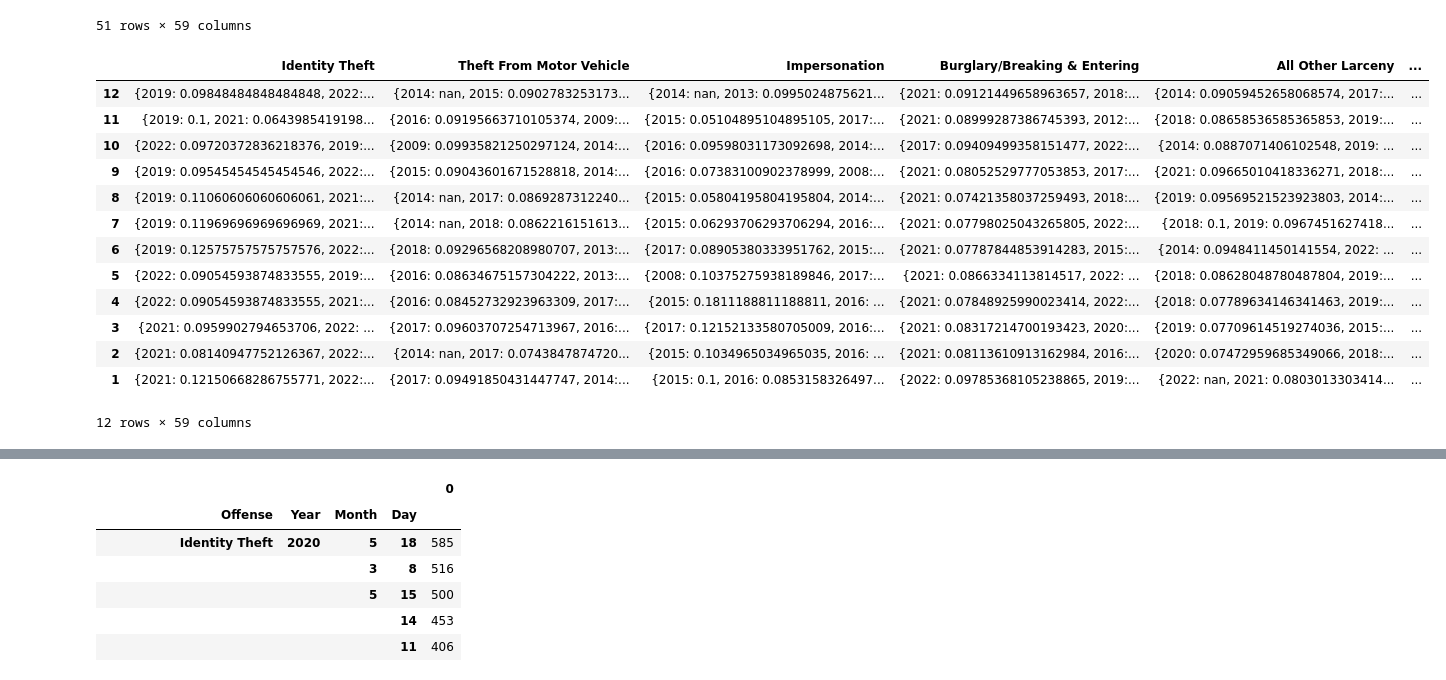
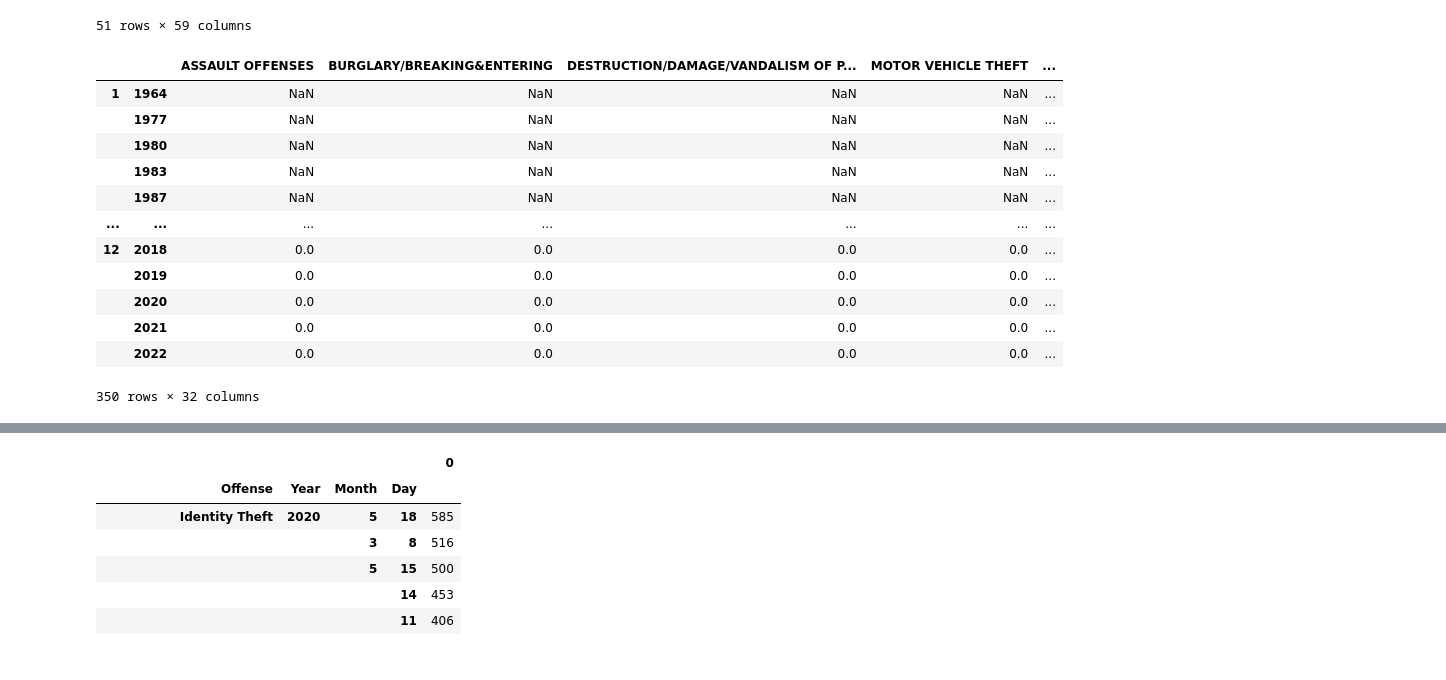
Before and after one commit to Aleph-Null-123/2023-Datathon-Project, a Jupyter notebook: notebooks/linearregression.ipynb, the cells around one changed output, grey strips where cells are left out. Cells and saved outputs as stored; diff of their text form; code cells hidden in the pictures.

```diff
--- a/notebooks/linearregression.ipynb
+++ b/notebooks/linearregression.ipynb
@@ -63,18 +63,3 @@ array([2020, 2019, 2018, 2017, 2016, 2014, 2012, 2006, 2011, 2015, 2010,
        1995, 2003, 2001, 1999, 1990, 1993, 1994, 1997, 1987, 1996, 1964,
        1992, 1980, 1908, 2021, 1979, 1915, 1929, 1974, 1984, 1989, 1953,
        1976, 1920, 1988, 2022, 1983, 2023, 1957])
-# %%
-def one_param(category):
-    l = df[[category, "Year"]]
-    c2i = l.value_counts().to_frame()
-    i2c = pd.DataFrame(l.value_counts().to_frame().index.to_list())
-    tt = {}
-    for i in i2c.iloc:
-        if i[0] not in tt.keys():
-            tt[i[0]] = {}
-        else:
-            if i[1] not in tt[i[0]]:
-                tt[i[0]][i[1]] = 0
-            tt[i[0]][i[1]] += int(c2i.loc[i[0]].loc[i[1]])
-
-    return pd.DataFrame(tt).sort_index(ascending = False)
@@ -99,38 +169,19 @@ one_param("Offense")
 | 1915 | NaN | NaN | 1.0 | NaN | NaN | ... |
 | 1908 | NaN | NaN | NaN | NaN | NaN | ... |
 51 rows × 59 columns
-# %%
-def two_param(category):
-    l = df[[category, "Month", "Year"]]
-    c2i = l.value_counts().to_frame()
-    i2c = pd.DataFrame(l.value_counts().to_frame().index.to_list())
-    tt = {}
-    op = one_param(category)
-    for i in i2c.iloc:
-        if i[0] not in tt.keys():
-            tt[i[0]] = {}
-        else:
-            if i[1] not in tt[i[0]]:
-                tt[i[0]][i[1]] = {}
-            else:
-                if i[2] not in tt[i[0]][i[1]]:
-                    tt[i[0]][i[1]][i[2]] = 0
-                tt[i[0]][i[1]][i[2]] += int(c2i.loc[i[0]].loc[i[1]].loc[i[2]]) / op[i[0]][i[2]]
-    return pd.DataFrame(tt).sort_index(ascending = False)
 # %%
-two_param("Offense")
+two_param("Offense Parent Group")
 # %% [output]
-|  | Identity Theft | Theft From Motor Vehicle | Impersonation | Burglary/Breaking & Entering | All Other Larceny | ... |
-| 12 | {2019: 0.09848484848484848, 2022:... | {2014: nan, 2015: 0.0902783253173... | {2014: nan, 2013: 0.0995024875621... | {2021: 0.09121449658963657, 2018:... | {2014: 0.09059452658068574, 2017:... | ... |
-| 11 | {2019: 0.1, 2021: 0.0643985419198... | {2016: 0.09195663710105374, 2009:... | {2015: 0.05104895104895105, 2017:... | {2021: 0.08999287386745393, 2012:... | {2018: 0.08658536585365853, 2019:... | ... |
-| 10 | {2022: 0.09720372836218376, 2019:... | {2009: 0.09935821250297124, 2014:... | {2016: 0.09598031173092698, 2014:... | {2017: 0.09409499358151477, 2022:... | {2014: 0.0887071406102548, 2019: ... | ... |
-| 9 | {2019: 0.09545454545454546, 2022:... | {2015: 0.09043601671528818, 2014:... | {2016: 0.07383100902378999, 2008:... | {2021: 0.08052529777053853, 2017:... | {2021: 0.09665010418336271, 2018:... | ... |
-| 8 | {2019: 0.11060606060606061, 2021:... | {2014: nan, 2017: 0.0869287312240... | {2015: 0.05804195804195804, 2014:... | {2021: 0.07421358037259493, 2018:... | {2019: 0.09569521523923803, 2014:... | ... |
-| 7 | {2019: 0.11969696969696969, 2021:... | {2014: nan, 2018: 0.0862216151613... | {2015: 0.06293706293706294, 2016:... | {2021: 0.07798025043265805, 2022:... | {2018: 0.1, 2019: 0.0967451627418... | ... |
-| 6 | {2019: 0.12575757575757576, 2022:... | {2018: 0.09296568208980707, 2013:... | {2017: 0.08905380333951762, 2015:... | {2021: 0.07787844853914283, 2015:... | {2014: 0.0948411450141554, 2022: ... | ... |
-| 5 | {2022: 0.09054593874833555, 2019:... | {2016: 0.08634675157304222, 2013:... | {2008: 0.10375275938189846, 2017:... | {2021: 0.0866334113814517, 2022: ... | {2018: 0.08628048780487804, 2019:... | ... |
-| 4 | {2022: 0.09054593874833555, 2021:... | {2016: 0.08452732923963309, 2017:... | {2015: 0.1811188811188811, 2016: ... | {2021: 0.07848925990023414, 2022:... | {2018: 0.07789634146341463, 2019:... | ... |
-| 3 | {2021: 0.0959902794653706, 2022: ... | {2017: 0.09603707254713967, 2016:... | {2017: 0.12152133580705009, 2016:... | {2021: 0.08317214700193423, 2020:... | {2019: 0.07709614519274036, 2015:... | ... |
-| 2 | {2021: 0.08140947752126367, 2022:... | {2014: nan, 2017: 0.0743847874720... | {2015: 0.1034965034965035, 2016: ... | {2021: 0.08113610913162984, 2016:... | {2020: 0.07472959685349066, 2018:... | ... |
-| 1 | {2021: 0.12150668286755771, 2022:... | {2017: 0.09491850431447747, 2014:... | {2015: 0.1, 2016: 0.0853158326497... | {2022: 0.09785368105238865, 2019:... | {2022: nan, 2021: 0.0803013303414... | ... |
+|  |  | ASSAULT OFFENSES | BURGLARY/BREAKING&ENTERING | DESTRUCTION/DAMAGE/VANDALISM OF P... | MOTOR VEHICLE THEFT | ... |
+| 1 | 1964 | NaN | NaN | NaN | NaN | ... |
+|  | 1977 | NaN | NaN | NaN | NaN | ... |
+|  | 1980 | NaN | NaN | NaN | NaN | ... |
+|  | 1983 | NaN | NaN | NaN | NaN | ... |
+|  | 1987 | NaN | NaN | NaN | NaN | ... |
+| ... | ... | ... | ... | ... | ... | ... |
+| 12 | 2018 | 0.0 | 0.0 | 0.0 | 0.0 | ... |
+|  | 2019 | 0.0 | 0.0 | 0.0 | 0.0 | ... |
+|  | 2020 | 0.0 | 0.0 | 0.0 | 0.0 | ... |
+|  | 2021 | 0.0 | 0.0 | 0.0 | 0.0 | ... |
+|  | 2022 | 0.0 | 0.0 | 0.0 | 0.0 | ... |
-12 rows × 59 columns
+350 rows × 32 columns
```
Also changed, not shown: parts of 20 cells of this notebook.
